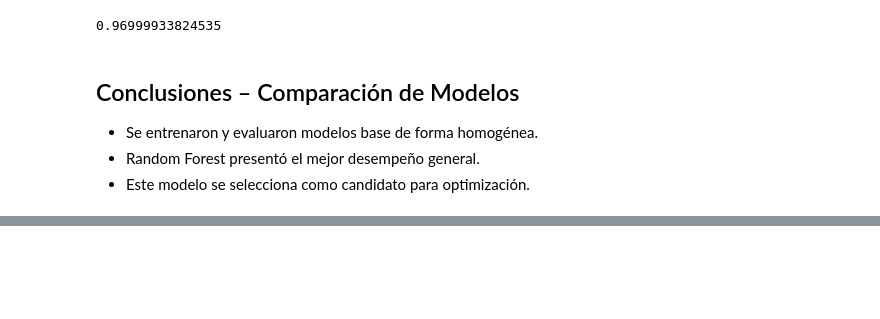
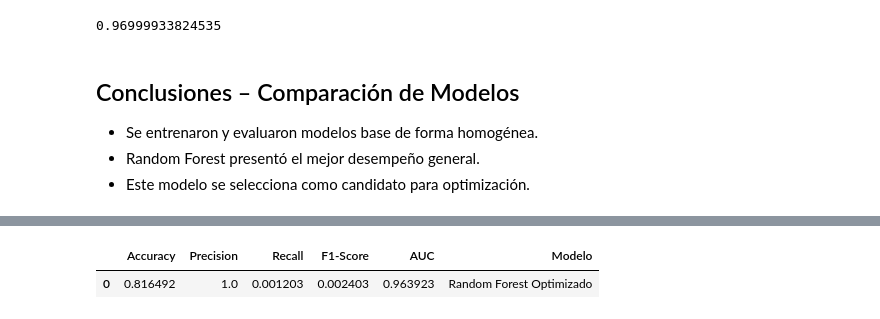
Before and after one commit to kevinbn12/PROYECTO-ANALITICA_DE_DATOS, a Jupyter notebook: notebooks/Modelado.ipynb, the cells around one changed output, grey strips where cells are left out. Drawn from its saved outputs; the diff is of its cells as text; code cells hidden in the pictures; blank space fills up the shorter version.

```diff
--- a/notebooks/Modelado.ipynb
+++ b/notebooks/Modelado.ipynb
@@ -207,12 +230,13 @@ res_rf_optimizado
 # %%
 comparacion_final = pd.DataFrame([
-    res_rf,
     res_rf_optimizado
 ])
 
 comparacion_final["Modelo"] = [
-    "Random Forest Base",
     "Random Forest Optimizado"
 ]
 
 comparacion_final
+# %% [output]
+|  | Accuracy | Precision | Recall | F1-Score | AUC | Modelo |
+| 0 | 0.816492 | 1.0 | 0.001203 | 0.002403 | 0.963923 | Random Forest Optimizado |
```
Also changed, not shown: parts of 4 cells of this notebook.
